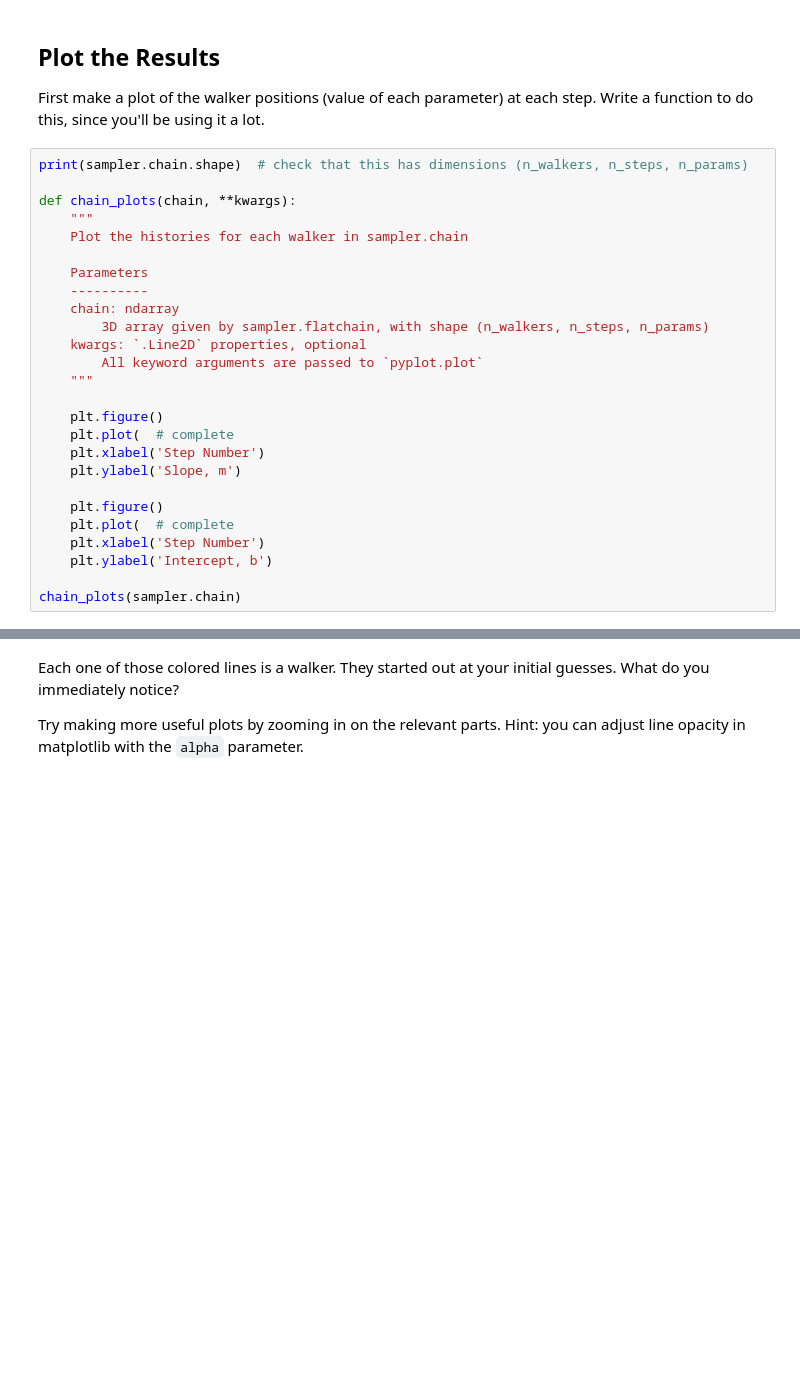
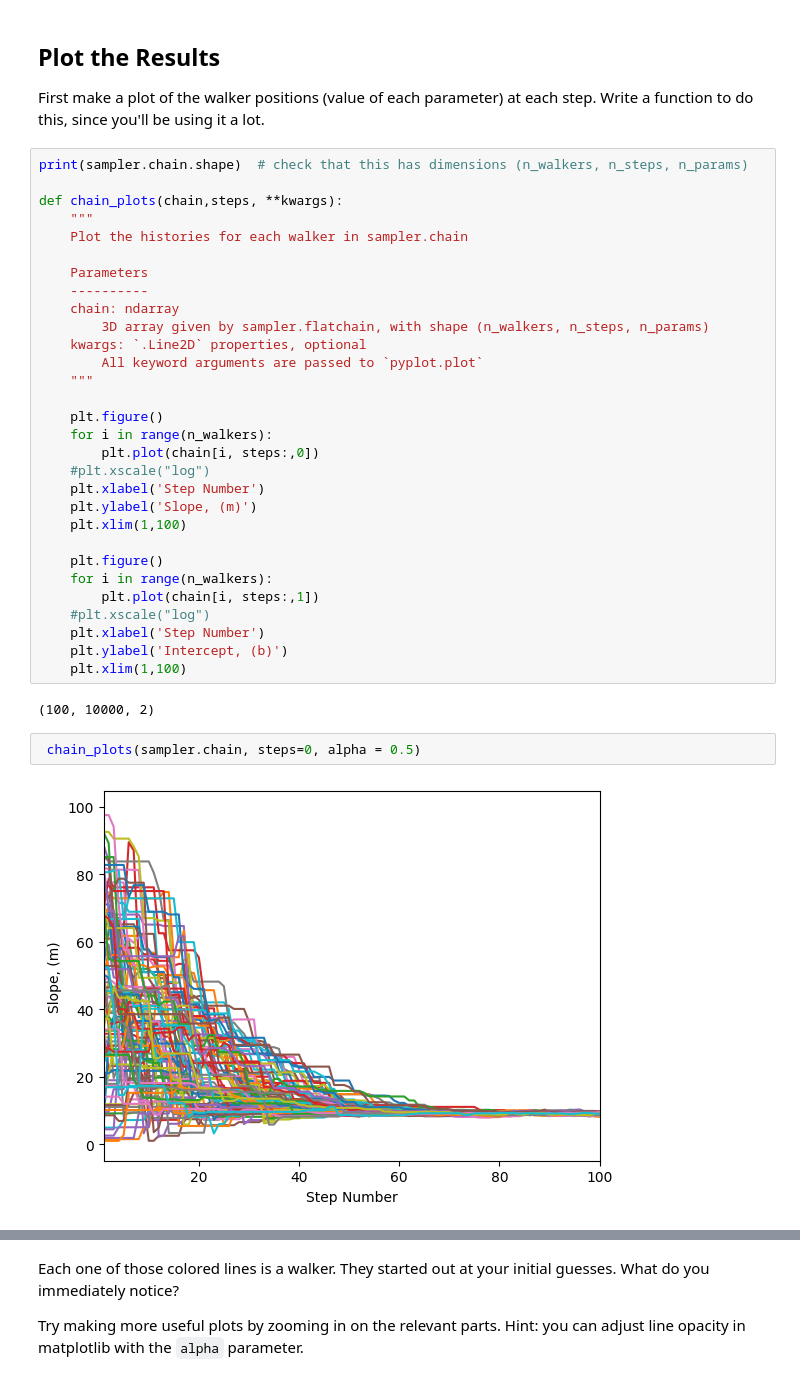
Before and after one commit to ASTR154/bayesian-statistics, a Jupyter notebook: mcmc_line_fitting.ipynb, the cells around one changed output, grey strips where cells are left out. Saved outputs shown, nothing was run; the diff lists cells and outputs as text; blank space fills up the shorter version.

```diff
--- a/mcmc_line_fitting.ipynb
+++ b/mcmc_line_fitting.ipynb
@@ -152,7 +152,7 @@ First make a plot of the walker positions (value of each parameter) at each step
 # %%
 print(sampler.chain.shape)  # check that this has dimensions (n_walkers, n_steps, n_params)
 
-def chain_plots(chain, **kwargs):
+def chain_plots(chain,steps, **kwargs):
     """
     Plot the histories for each walker in sampler.chain
 
@@ -165,13 +165,23 @@ def chain_plots(chain, **kwargs):
     """
 
     plt.figure()
-    plt.plot(  # complete
+    for i in range(n_walkers):
+        plt.plot(chain[i, steps:,0])
+    #plt.xscale("log")
     plt.xlabel('Step Number')
-    plt.ylabel('Slope, m')
+    plt.ylabel('Slope, (m)')
+    plt.xlim(1,100)
 
     plt.figure()
-    plt.plot(  # complete
+    for i in range(n_walkers):
+        plt.plot(chain[i, steps:,1])
+    #plt.xscale("log")
     plt.xlabel('Step Number')
-    plt.ylabel('Intercept, b')
-
-chain_plots(sampler.chain)
+    plt.ylabel('Intercept, (b)')
+    plt.xlim(1,100)
+# %% [output]
+(100, 10000, 2)
+# %%
+ chain_plots(sampler.chain, steps=0, alpha = 0.5)
+# %% [output]
+[figure, added]
```
Also changed, not shown: parts of 11 cells of this notebook.
